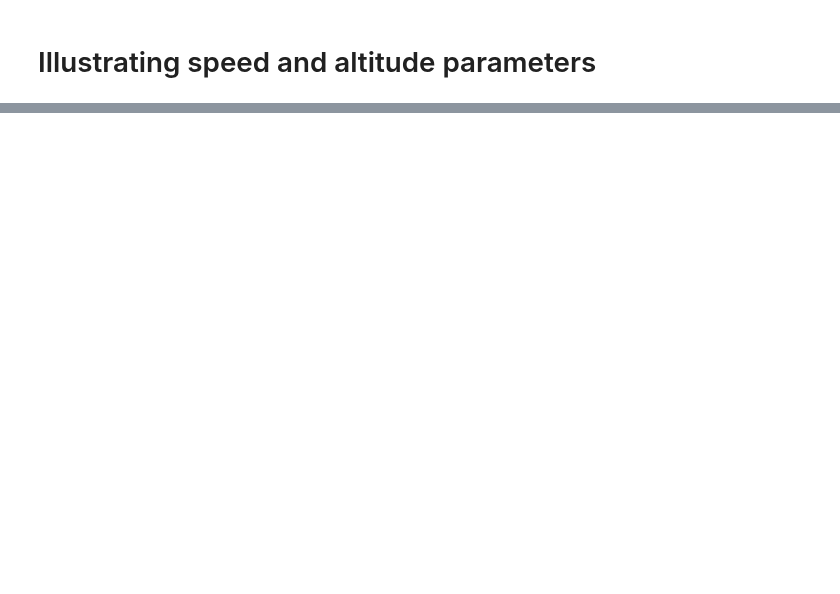
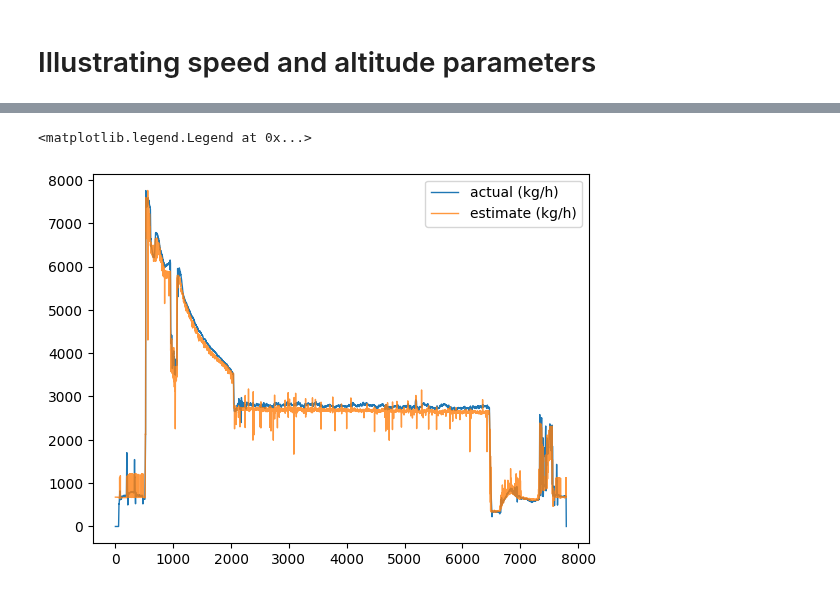
Before and after one commit to DGAC/Acropole, a Jupyter notebook: examples/examples.ipynb, the cells around one changed output, grey strips where cells are left out. Cells and saved outputs as stored; diff of their text form; code cells hidden in the pictures; blank space fills up the shorter version.

```diff
--- a/examples/examples.ipynb
+++ b/examples/examples.ipynb
@@ -172,0 +63,15 @@ df2
+# %%
+from acropole import FuelEstimator
+
+afe = FuelEstimator()
+
+flight_fuel = afe.estimate(
+    flight,
+    typecode="FLPL_AIRC_TYPE",
+    timestamp="FLIGHT_TIME",
+    groundspeed="GRND_SPD_KT",
+    altitude="ALTI_STD_FT",
+    vertical_rate="VERT_SPD_FTMN",
+    airspeed="TRUE_AIR_SPD_KT",
+    mass="MASS_KG",
+)
@@ -172,0 +80,18 @@ df2
+# %%
+plt.plot(
+    flight_fuel.FLIGHT_TIME,
+    flight_fuel.FUEL_FLOW_KGH * 2,
+    lw=1,
+    label="actual (kg/h)",
+)
+plt.plot(
+    flight_fuel.FLIGHT_TIME,
+    flight_fuel.fuel_flow_kgh,
+    alpha=0.8,
+    lw=1,
+    label="estimate (kg/h)",
+)
+plt.legend()
+# %% [output]
+<matplotlib.legend.Legend at 0x...>
+[figure, added]
```
Also changed, not shown: parts of 16 cells of this notebook, 1 other file.
